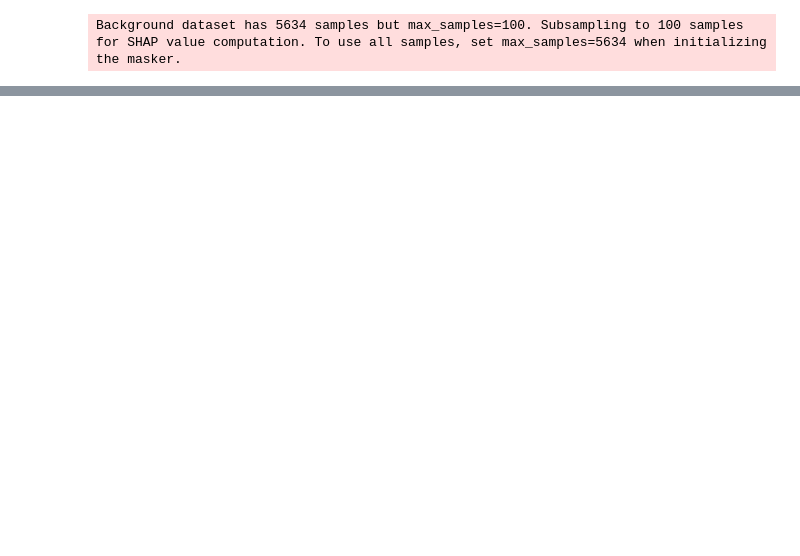
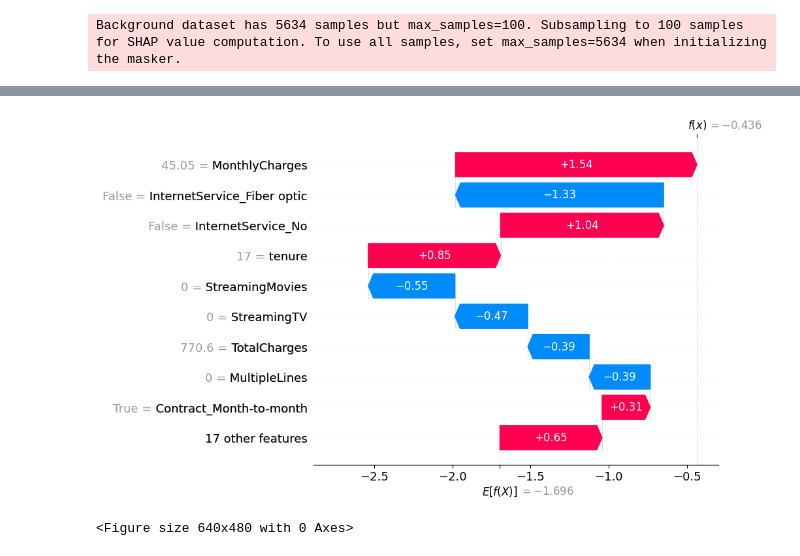
Before and after one commit to dibbu-shrma/Customer-Churn-Prediction, a Jupyter notebook: notebooks/training.ipynb, the cells around one changed output, grey strips where cells are left out. Saved outputs shown, nothing was run; the diff lists cells and outputs as text; code cells hidden in the pictures; blank space fills up the shorter version.

```diff
--- a/notebooks/training.ipynb
+++ b/notebooks/training.ipynb
@@ -266,0 +315,16 @@ Background dataset has 5634 samples but max_samples=100. Subsampling to 100 samp
+# %%
+position = list(y_test.index).index(y_test[y_test == 1].index[0])
+
+shap.waterfall_plot(
+    shap.Explanation(
+        values=shap_values[position],
+        base_values=explainer.expected_value,
+        data=X_test.iloc[position].values,
+        feature_names=X_test.columns.tolist()
+    )
+)
+plt.savefig('../shap_waterfall.png', bbox_inches='tight')
+plt.show()
+# %% [output]
+[figure, added]
+<Figure size 640x480 with 0 Axes>
```
Also changed, not shown: parts of 14 cells of this notebook, 6 other files.
